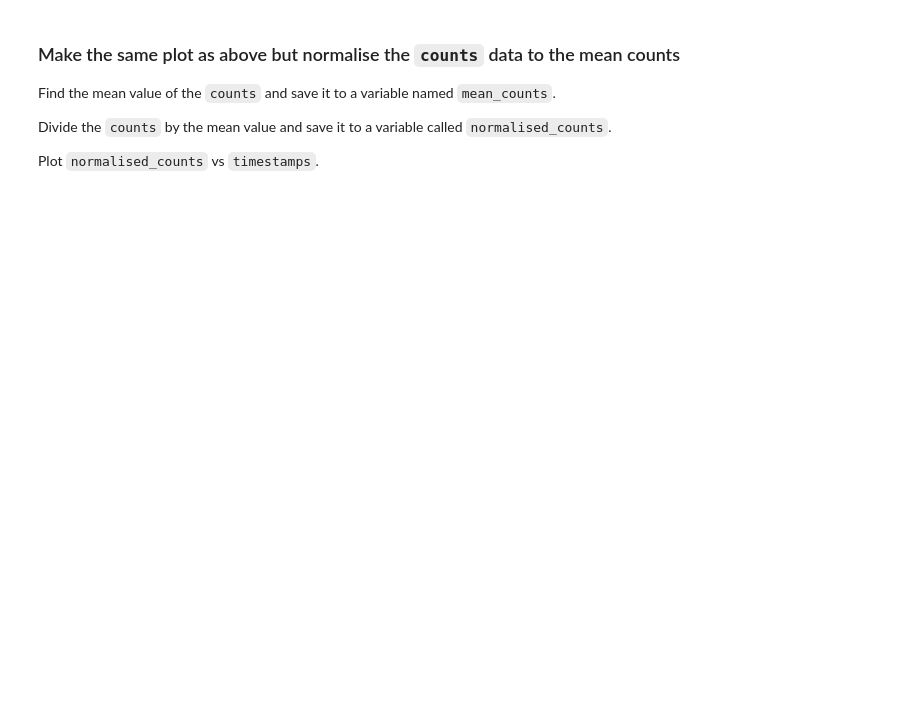
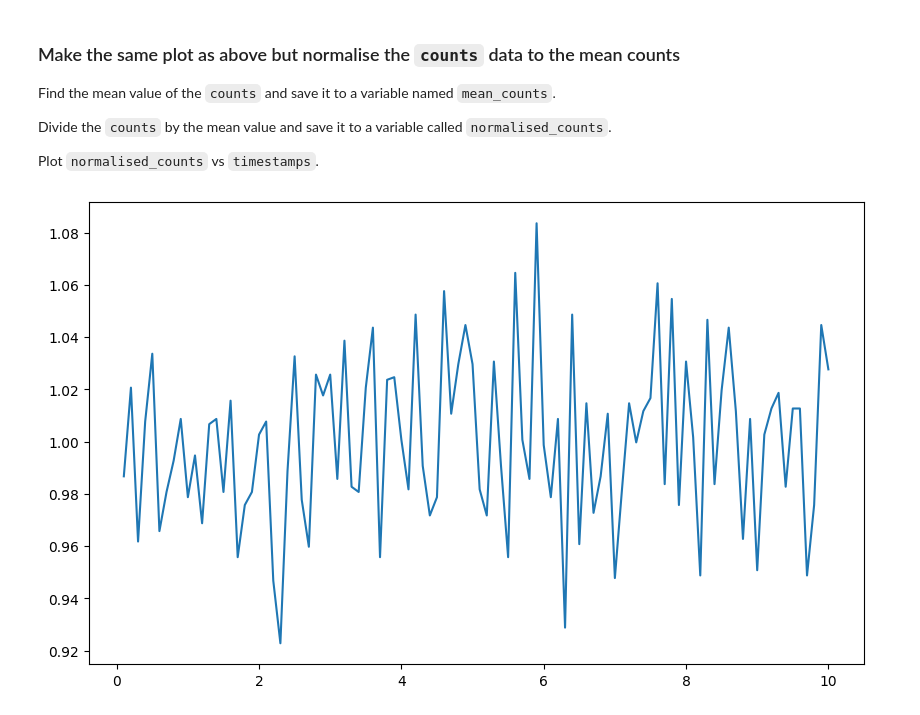
Before and after one commit to prithviulm/qudi-overview, a Jupyter notebook: experiment.ipynb, the cells around one changed output. Cells and saved outputs as stored; diff of their text form; code cells hidden in the pictures; blank space fills up the shorter version.

```diff
--- a/experiment.ipynb
+++ b/experiment.ipynb
@@ -34,4 +53,11 @@ Plot `normalised_counts` vs `timestamps`.
 # %%
 fig, ax = plt.subplots(figsize=(10, 6))
 
 # Your code here
+mean_counts = numpy.mean(counts)
+normalised_counts = numpy.array(counts)/mean_counts
+
+ax.plot(timestamps, normalised_counts)
+plt.show()
+# %% [output]
+[figure, added]
```
Also changed, not shown: parts of 5 cells of this notebook, 2 other files.
